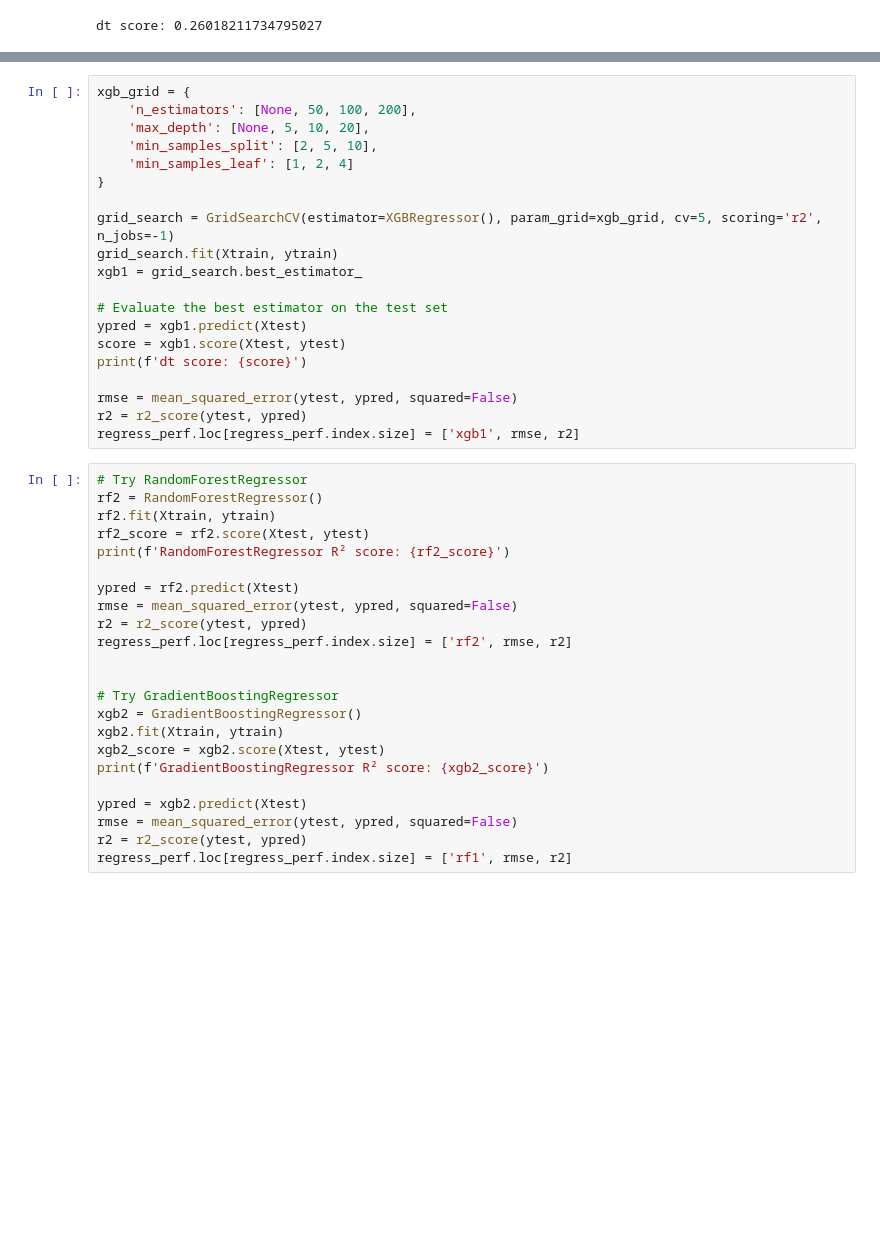
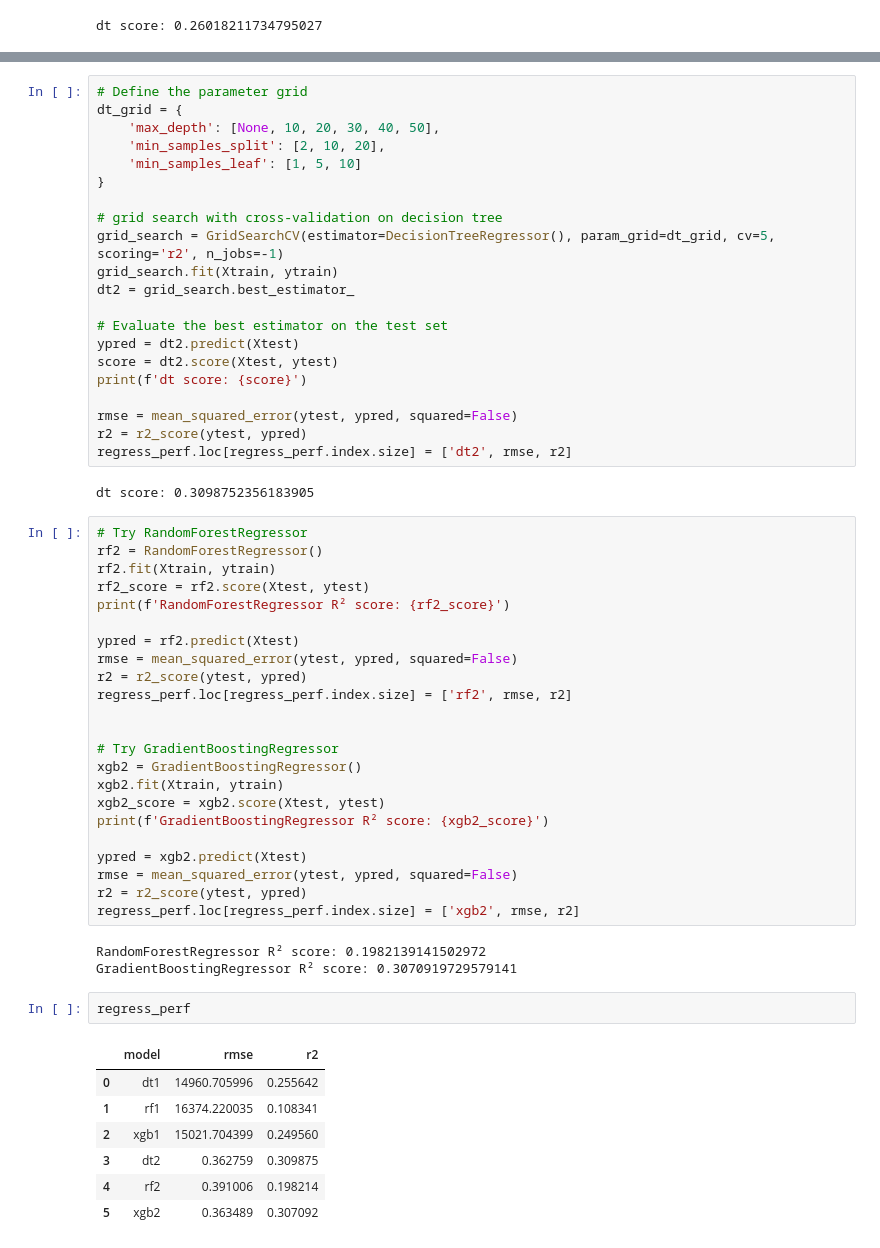
Before and after one commit to shashankgarewal/Health_Insurance_Cross_Sell_Predictor, a Jupyter notebook: notebook/modeling.ipynb, the cells around one changed output, grey strips where cells are left out. Drawn from its saved outputs; the diff is of its cells as text; blank space fills up the shorter version.

```diff
--- a/notebook/modeling.ipynb
+++ b/notebook/modeling.ipynb
@@ -97,23 +162,26 @@ dt score: 0.26018211734795027
 # %%
-xgb_grid = {
-    'n_estimators': [None, 50, 100, 200],
-    'max_depth': [None, 5, 10, 20],
-    'min_samples_split': [2, 5, 10],
-    'min_samples_leaf': [1, 2, 4]
+# Define the parameter grid
+dt_grid = {
+    'max_depth': [None, 10, 20, 30, 40, 50],
+    'min_samples_split': [2, 10, 20],
+    'min_samples_leaf': [1, 5, 10]
 }
 
-grid_search = GridSearchCV(estimator=XGBRegressor(), param_grid=xgb_grid, cv=5, scoring='r2', n_jobs=-1)
+# grid search with cross-validation on decision tree
+grid_search = GridSearchCV(estimator=DecisionTreeRegressor(), param_grid=dt_grid, cv=5, scoring='r2', n_jobs=-1)
 grid_search.fit(Xtrain, ytrain)
-xgb1 = grid_search.best_estimator_
+dt2 = grid_search.best_estimator_
 
 # Evaluate the best estimator on the test set
-ypred = xgb1.predict(Xtest)
-score = xgb1.score(Xtest, ytest)
+ypred = dt2.predict(Xtest)
+score = dt2.score(Xtest, ytest)
 print(f'dt score: {score}')
 
 rmse = mean_squared_error(ytest, ypred, squared=False)
 r2 = r2_score(ytest, ypred)
-regress_perf.loc[regress_perf.index.size] = ['xgb1', rmse, r2]
+regress_perf.loc[regress_perf.index.size] = ['dt2', rmse, r2]
+# %% [output]
+dt score: 0.3098752356183905
 # %%
 # Try RandomForestRegressor
 rf2 = RandomForestRegressor()
@@ -136,4 +204,17 @@ print(f'GradientBoostingRegressor R² score: {xgb2_score}')
 ypred = xgb2.predict(Xtest)
 rmse = mean_squared_error(ytest, ypred, squared=False)
 r2 = r2_score(ytest, ypred)
-regress_perf.loc[regress_perf.index.size] = ['rf1', rmse, r2]
+regress_perf.loc[regress_perf.index.size] = ['xgb2', rmse, r2]
+# %% [output]
+RandomForestRegressor R² score: 0.1982139141502972
+GradientBoostingRegressor R² score: 0.3070919729579141
+# %%
+regress_perf
+# %% [output]
+|  | model | rmse | r2 |
+| 0 | dt1 | 14960.705996 | 0.255642 |
+| 1 | rf1 | 16374.220035 | 0.108341 |
+| 2 | xgb1 | 15021.704399 | 0.249560 |
+| 3 | dt2 | 0.362759 | 0.309875 |
+| 4 | rf2 | 0.391006 | 0.198214 |
+| 5 | xgb2 | 0.363489 | 0.307092 |
```
Also changed, not shown: parts of 52 cells of this notebook, 6 other files.
